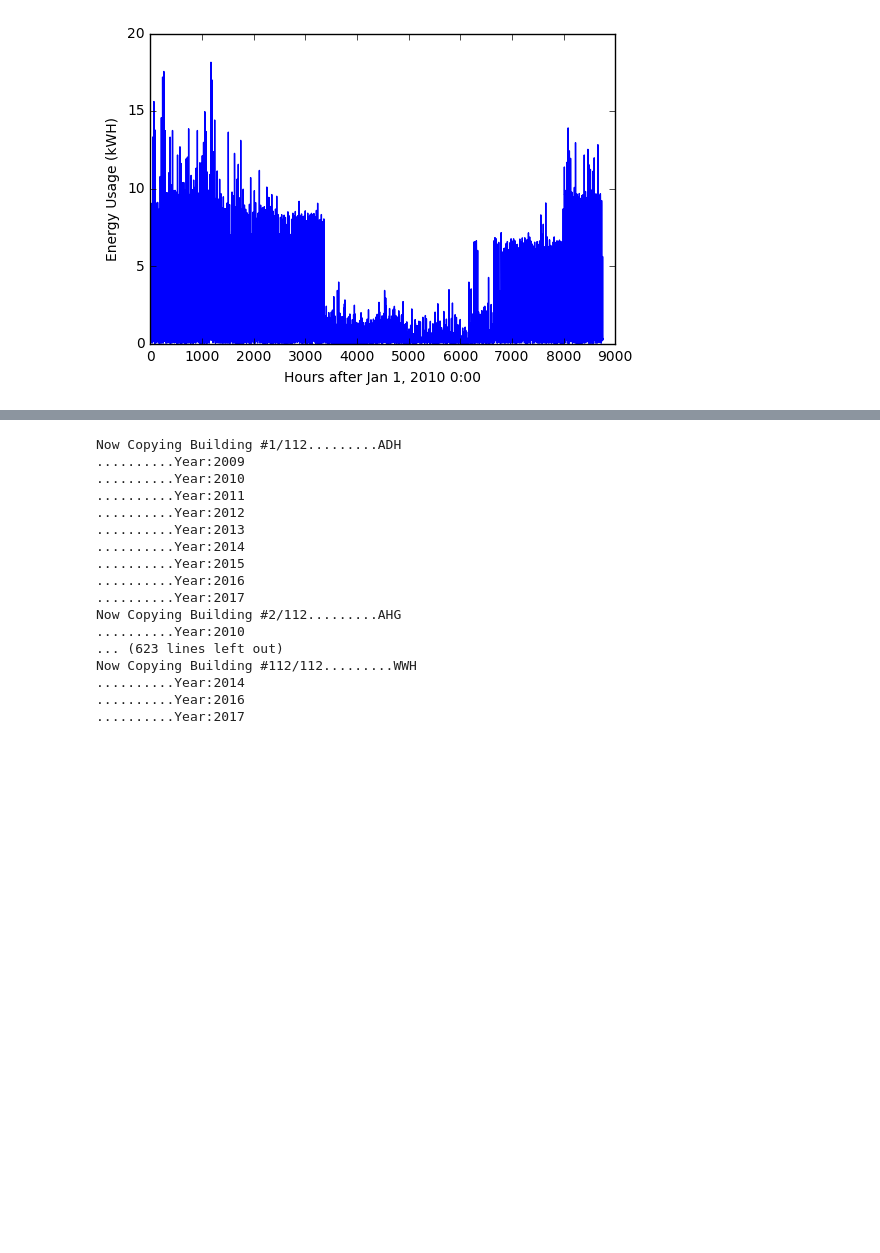
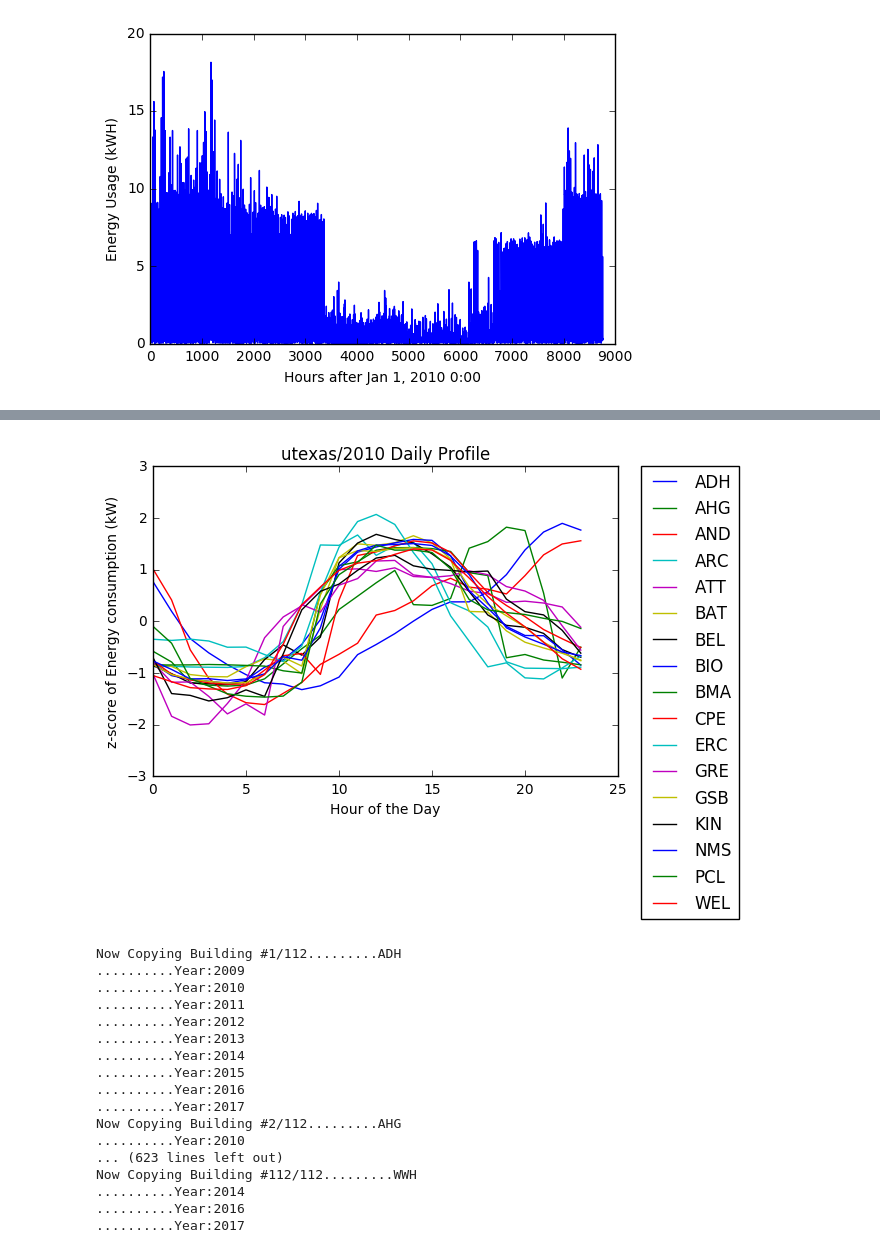
Before and after one commit to intelligent-environments-lab/ProfileClustering, a Jupyter notebook: Preprocessing_PILOT.ipynb, the cells around one changed output, grey strips where cells are left out. Cells and saved outputs as stored; diff of their text form; code cells hidden in the pictures; blank space fills up the shorter version.

```diff
--- a/Preprocessing_PILOT.ipynb
+++ b/Preprocessing_PILOT.ipynb
@@ -251,8 +251,3 @@ with h5py.File(file_loc,'r') as f:
 # %% [output]
 5.503539620918019% of outliers pruned
 [figure]
-# %%
-with h5py.File(file_loc,'r') as f:
-    #print([l for l in f['MIT/M2A/2015'].keys()])
-    df = pd.DataFrame(f['MIT/M2A/2015'][()])
-    outlier_prune(df)
@@ -271,0 +254,15 @@ plt.show()
+# %%
+buildings = []
+with h5py.File('cleaned.hdf5','r') as f:
+    for b in f['utexas'].keys():
+        building = f['utexas/{}'.format(b)]
+        if '2010' in building:
+            buildings.append(b)
+# %%
+profs = []
+nme = []
+for i in buildings:
+    arr = daily_profile('utexas',i,2010, prune = False)
+    barr = np.array(arr)-np.mean(arr)
+    profs.append(barr.reshape((-1,1)))
+    nme.append(np.array(arr).reshape((-1,1)))
@@ -272,3 +287,18 @@ plt.show()
+# %%
+for i in range(len(profs)):
+    profs[i] = profs[i]/np.std(profs[i])
+# %%
+plt.xlabel('Hour of the Day')
+plt.ylabel('z-score of Energy consumption (kW)')
+plt.title('utexas/2010 Daily Profile')
+i=0
+for prof in profs:
+    plt.plot(np.arange(24),prof,label=buildings[i])
+    i=i+1
+plt.legend(bbox_to_anchor=(1.05, 1), loc=2, borderaxespad=0.)
+plt.show()
+# %% [output]
+[figure, added]
 # %%
 def clean_and_copy(dset):
     with h5py.File('iel.hdf5') as f:
```
Also changed, not shown: parts of 13 cells of this notebook.
